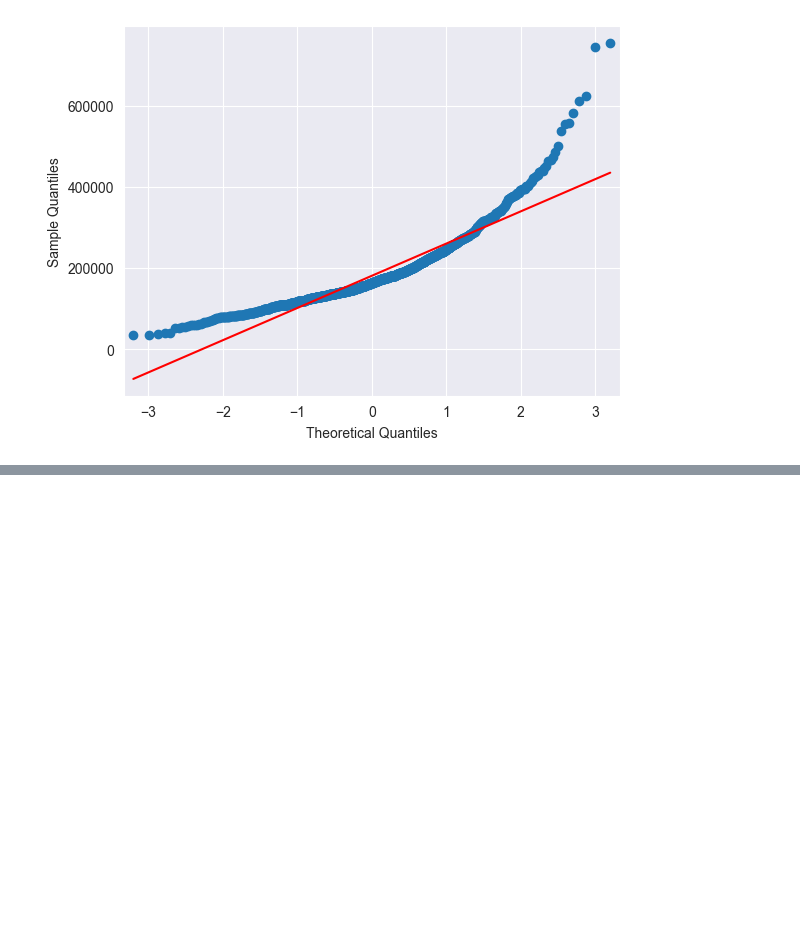
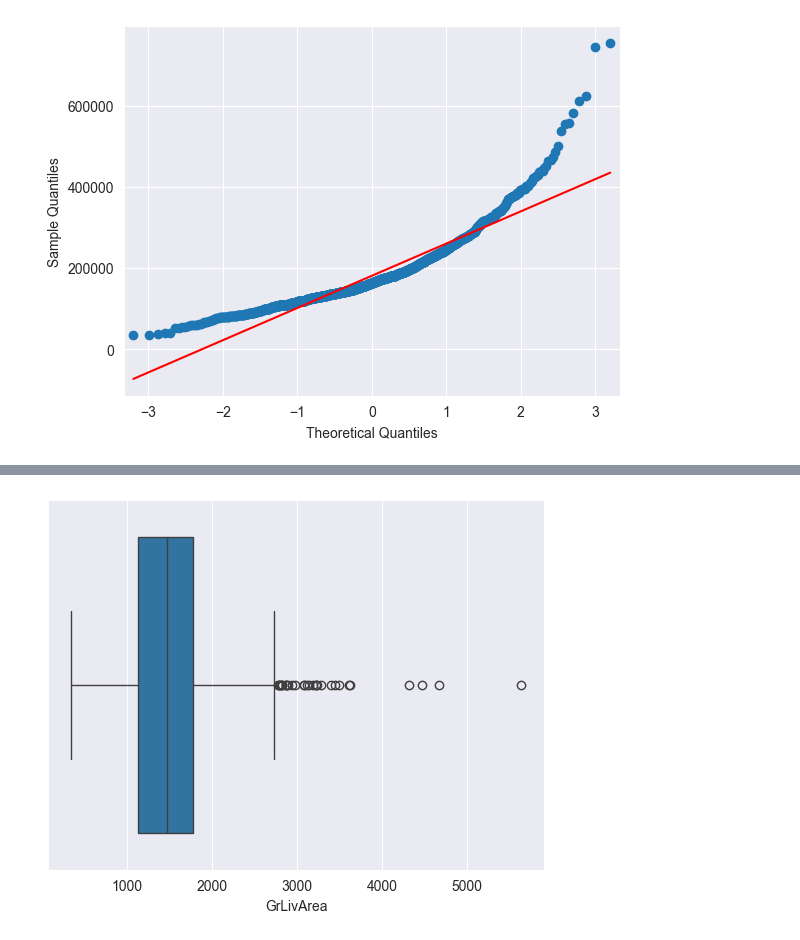
Before and after one commit to indian-coder-aarush/Learning, a Jupyter notebook: HousePriceEDA.ipynb, the cells around one changed output, grey strips where cells are left out. Cells and saved outputs as stored; diff of their text form; code cells hidden in the pictures; blank space fills up the shorter version.

```diff
--- a/HousePriceEDA.ipynb
+++ b/HousePriceEDA.ipynb
@@ -73,0 +107,5 @@ plt.show()
+# %%
+sns.boxplot(x = "GrLivArea", data = data)
+plt.show()
+# %% [output]
+[figure, added]
```
Also changed, not shown: parts of 12 cells of this notebook, 1 other file.
